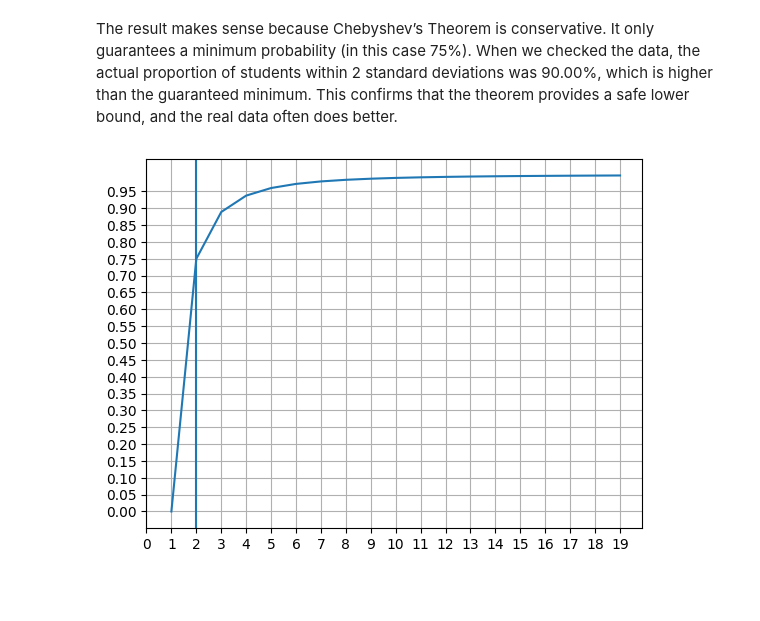
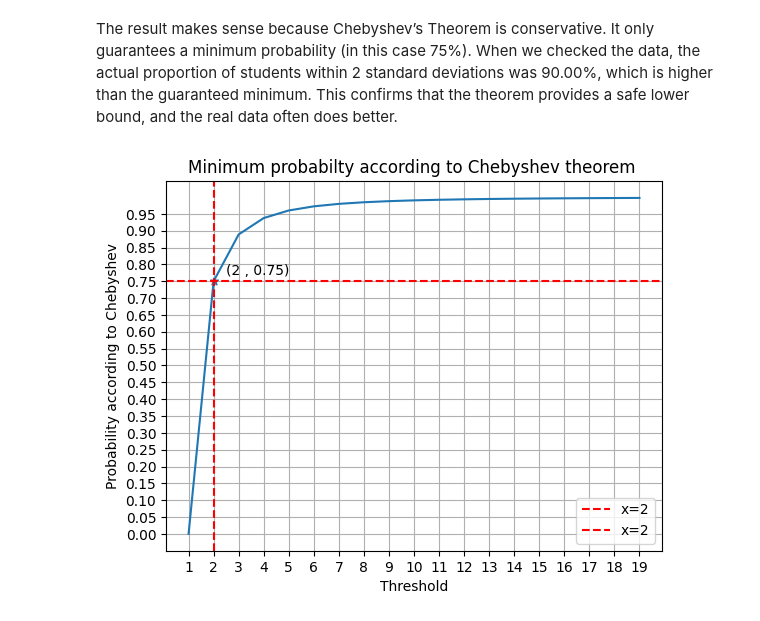
Before and after one commit to ZoubirCHATTI/02__Probability-Statisitics, a Jupyter notebook: 01_Basis statistics/01_Basic_statistics.ipynb, the cells around one changed output. Cells and saved outputs as stored; diff of their text form; code cells hidden in the pictures; blank space fills up the shorter version.

```diff
--- a/01_Basis statistics/01_Basic_statistics.ipynb
+++ b/01_Basis statistics/01_Basic_statistics.ipynb
@@ -332,9 +332,16 @@ This confirms that the theorem provides a safe lower bound, and the real data of
   P.append(p)
 # %%
 plt.plot(k, P)
+plt.title('Minimum probabilty according to Chebyshev theorem ')
+plt.xlabel('Threshold')
 plt.xticks(np.arange(0 , 20 , 1))
-plt.axvline(x=2)
+plt.axvline(x=2, color='r', linestyle='--', label='x=2')
+plt.ylabel('Probability according to Chebyshev')
 plt.yticks(np.arange(0 , 1 , 0.05))
+plt.axhline(y=0.75, color='r',linestyle='--', label='x=2')
+plt.scatter(2 , 0.75, marker='*')
+plt.text(2.5 , 0.77 , "(2 , 0.75)", fontsize=10, color='black')
+plt.legend()
 plt.grid()
 # %% [output]
-[figure, old version]
+[figure, new version]
```
Also changed, not shown: parts of 9 cells of this notebook.
